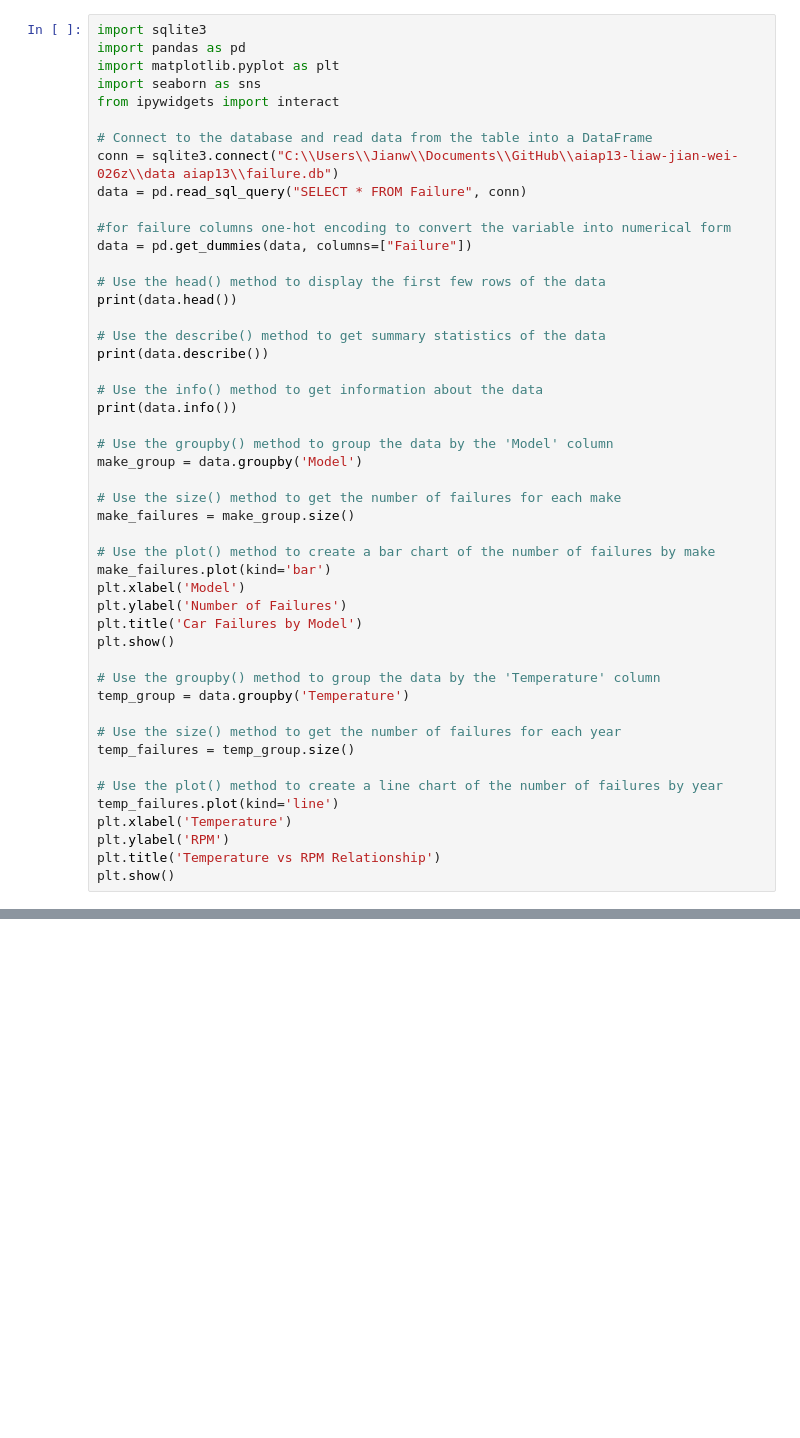
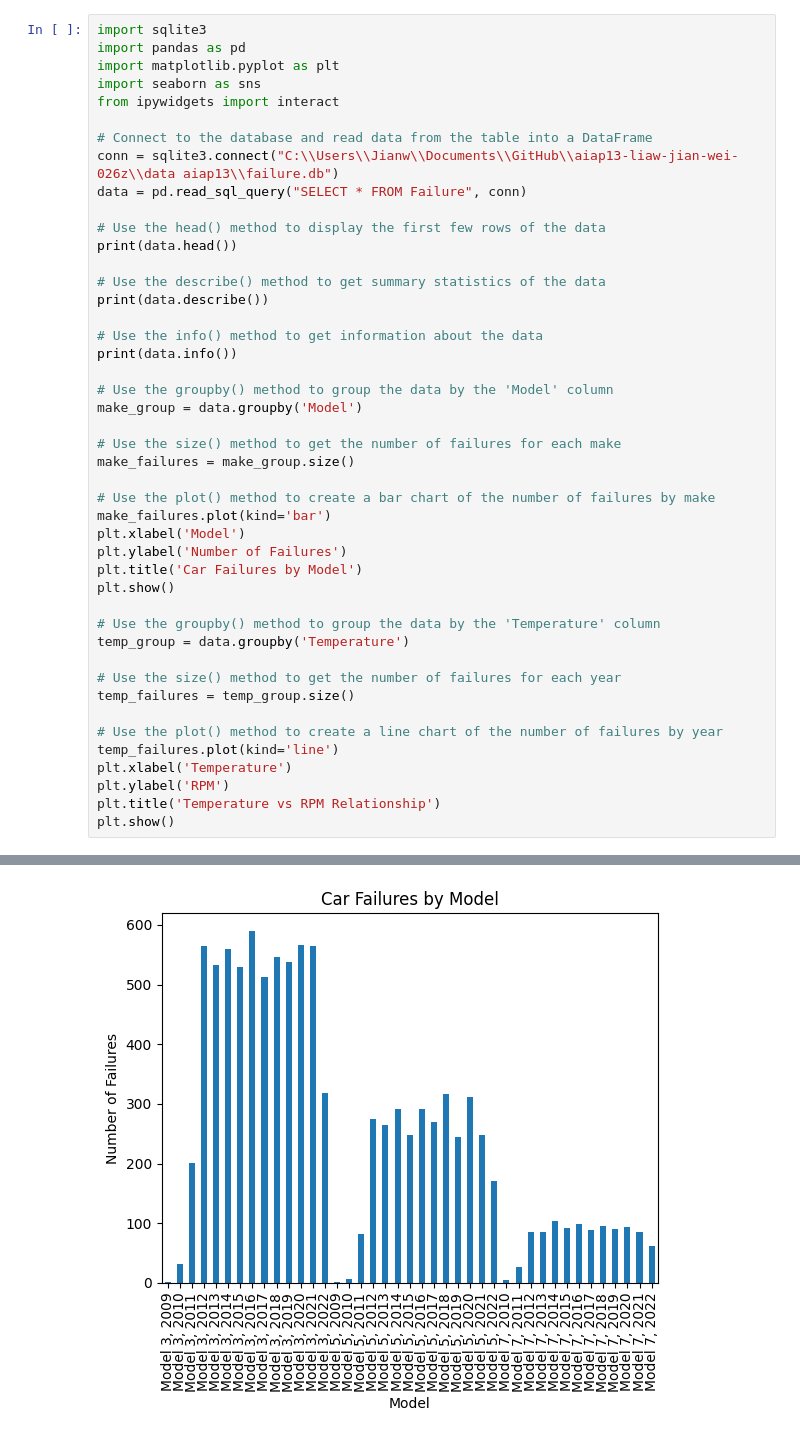
Before and after one commit to Jianwei07/aiap13-liaw-jian-wei, a Jupyter notebook: eda.ipynb, the cells around one changed output, grey strips where cells are left out. Saved outputs shown, nothing was run; the diff lists cells and outputs as text; blank space fills up the shorter version.

```diff
--- a/eda.ipynb
+++ b/eda.ipynb
@@ -8,9 +8,6 @@ from ipywidgets import interact
 # Connect to the database and read data from the table into a DataFrame
 conn = sqlite3.connect("C:\\Users\\Jianw\\Documents\\GitHub\\aiap13-liaw-jian-wei-026z\\data aiap13\\failure.db")
 data = pd.read_sql_query("SELECT * FROM Failure", conn)
-
-#for failure columns one-hot encoding to convert the variable into numerical form
-data = pd.get_dummies(data, columns=["Failure"])
 
 # Use the head() method to display the first few rows of the data
 print(data.head())
@@ -50,0 +64 @@ KeyError: "None of [Index(['Failure'], dtype='object')] are in the [columns]"
+[figure, added]
```
Also changed, not shown: parts of 1 cell of this notebook, 1 other file.
